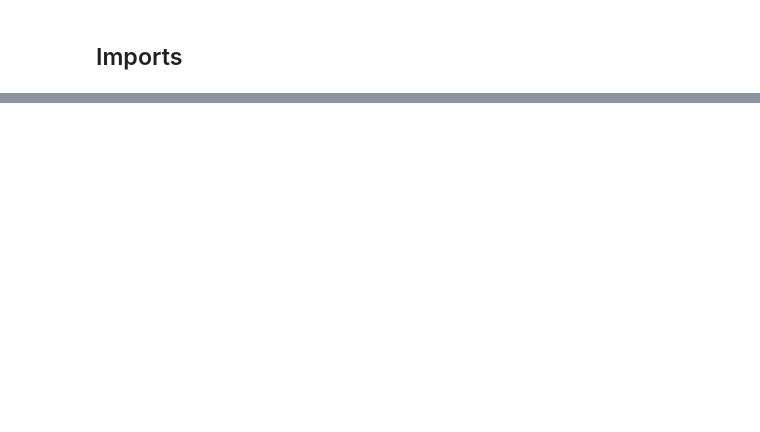
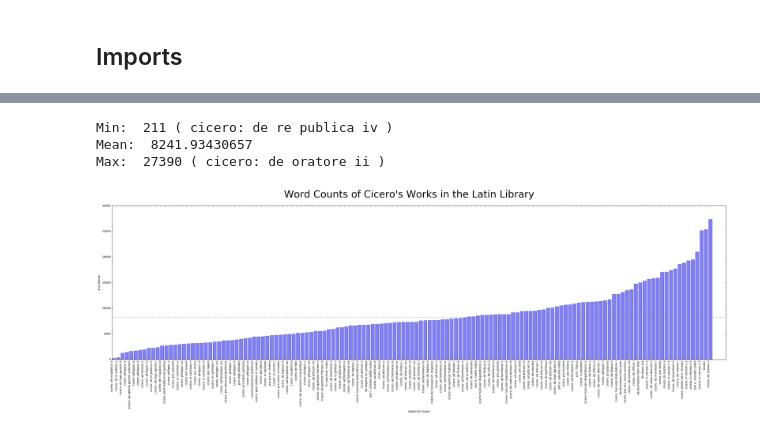
Before and after one commit to diyclassics/readability, a Jupyter notebook: Cicero Readability.ipynb, the cells around one changed output, grey strips where cells are left out. Drawn from its saved outputs; the diff is of its cells as text; code cells hidden in the pictures; blank space fills up the shorter version.

```diff
--- a/Cicero Readability.ipynb
+++ b/Cicero Readability.ipynb
@@ -300,0 +269,9 @@ tuque adeo  quem mox quae sint habitura deorum
+# %%
+cicero_tokens = []
+for text in cicero_texts:
+    tokens = word_tokenizer.tokenize(text)
+    tokens = [token for token in tokens if token not in '.?!']
+    cicero_tokens.append(tokens)
+
+print(len(cicero_tokens))
+print(cicero_tokens[0][:100])
@@ -300,0 +281,10 @@ tuque adeo  quem mox quae sint habitura deorum
+# %%
+# Length of work
+lengths = []
+
+for i, tokens in enumerate(cicero_tokens):
+    lengths.append((cicero_titles[i], len(tokens)))
+
+lengths.sort(key=lambda x: x[1])
+pprint(lengths[:5])
+pprint(lengths[-5:])
@@ -300,0 +302,29 @@ tuque adeo  quem mox quae sint habitura deorum
+# %%
+objects = [item[0] for item in lengths]
+scores = [item[1] for item in lengths]
+min_score = min(scores)
+mean_score = np.mean(scores)
+max_score = max(scores)
+
+print('Min: ', min_score, '(', objects[scores.index(min_score)], ')')
+print('Mean: ', mean_score)
+print('Max: ', max_score, '(', objects[scores.index(max_score)], ')')
+
+y_pos = np.arange(len(objects))
+plt.figure(figsize=(40,10))
+barlist = plt.bar(y_pos, scores, alpha=.5)
+plt.xticks(y_pos, objects)
+plt.axhline(y=mean_score,color='gray',ls='dashed')
+plt.suptitle('Word Counts of Cicero\'s Works in the Latin Library', fontsize=36)
+plt.xlabel('Works of Cicero')
+plt.ylabel('# of Words')
+
+locs, labels = plt.xticks()
+plt.setp(labels, rotation=90)
+
+plt.show()
+# %% [output]
+Min:  211 ( cicero: de re publica iv )
+Mean:  8241.93430657
+Max:  27390 ( cicero: de oratore ii )
+[figure, added]
```
Also changed, not shown: parts of 138 cells of this notebook, 3 other files.
